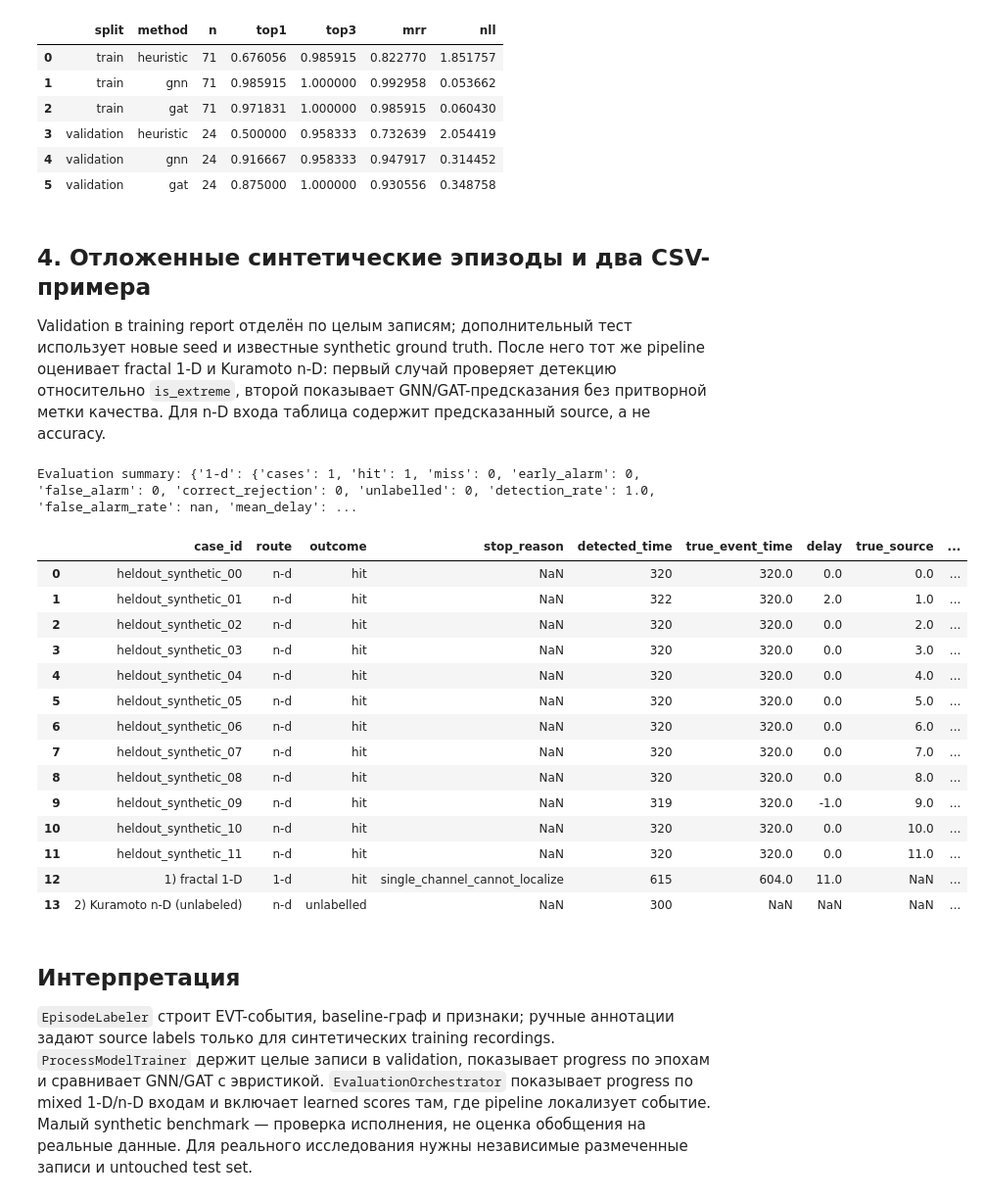
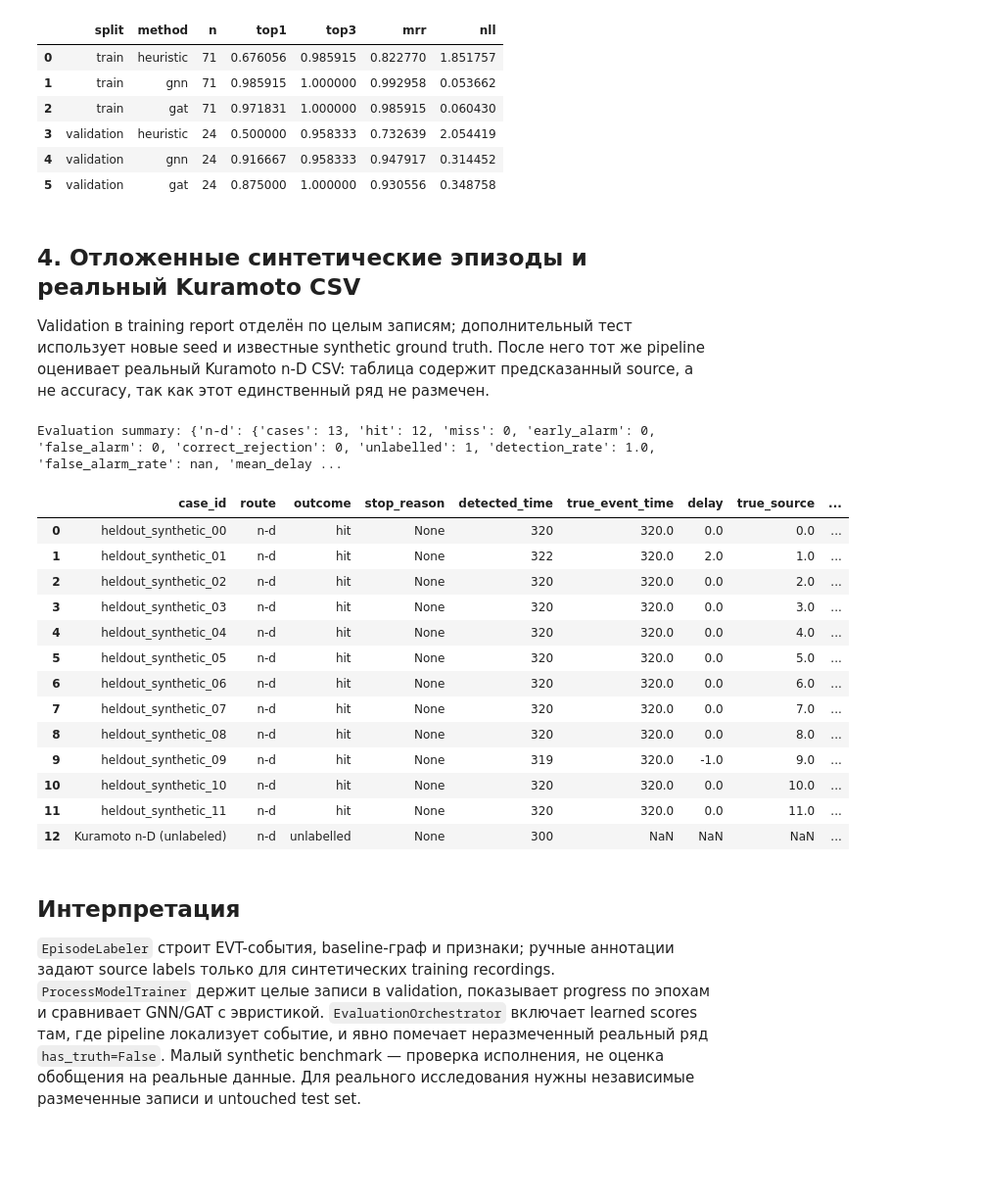
Before and after one commit to D2718281828nis/EVT-educational-demo, a Jupyter notebook: demo/evt-educational-demo/notebooks/n-d/09_gnn_gat_process_modeling.ipynb, the cells around one changed output. Shown at 98% size. Saved outputs shown, nothing was run; the diff lists cells and outputs as text; code cells hidden in the pictures; blank space fills up the shorter version.

```diff
--- a/demo/evt-educational-demo/notebooks/09_gnn_gat_process_modeling.ipynb
+++ b/demo/evt-educational-demo/notebooks/n-d/09_gnn_gat_process_modeling.ipynb
@@ -30,16 +30,12 @@ from graph_evt_agent.graph import build_graph
 SEED = 42
 N_CHANNELS = 12
 BASELINE_SIZE = 300
-ROOT = Path.cwd()
-if not (ROOT / "data").exists():
-    ROOT = ROOT.parent
+ROOT = next(p for p in [Path.cwd(), *Path.cwd().parents] if (p / "data/generated/kuramoto_synchronized_series.csv").exists())
 DATA_PATH = ROOT / "data/generated/kuramoto_synchronized_series.csv"
-FRACTAL_PATH = ROOT / "data/generated/fractal_extreme_series.csv"
 
-fractal_frame = pd.read_csv(FRACTAL_PATH)
 dataframe = pd.read_csv(DATA_PATH)
 channel_names = [column for column in dataframe.columns if column != "timestamp"]
 observed_values = dataframe[channel_names].to_numpy(dtype=float)
-print(f"1-D input: {FRACTAL_PATH.name}; n-D input: {DATA_PATH.name}")
+print(f"n-D input: {DATA_PATH.name}")
 print(f"Kuramoto shape: {observed_values.shape[0]} samples x {observed_values.shape[1]} channels")
 # %% [output]
@@ -183,15 +179,10 @@ Best validation epoch: 180
 | 4 | validation | gnn | 24 | 0.916667 | 0.958333 | 0.947917 | 0.314452 |
 | 5 | validation | gat | 24 | 0.875000 | 1.000000 | 0.930556 | 0.348758 |
 # %% [markdown]
-## 4. Отложенные синтетические эпизоды и два CSV-примера
+## 4. Отложенные синтетические эпизоды и реальный Kuramoto CSV
 
-Validation в training report отделён по целым записям; дополнительный тест использует новые seed и известные synthetic ground truth. После него тот же pipeline оценивает fractal 1-D и Kuramoto n-D: первый случай проверяет детекцию относительно `is_extreme`, второй показывает GNN/GAT-предсказания без притворной метки качества. Для n-D входа таблица содержит предсказанный source, а не accuracy.
+Validation в training report отделён по целым записям; дополнительный тест использует новые seed и известные synthetic ground truth. После него тот же pipeline оценивает реальный Kuramoto n-D CSV: таблица содержит предсказанный source, а не accuracy, так как этот единственный ряд не размечен.
 # %%
-graph_baseline = build_graph(
-    observed_values[:BASELINE_SIZE],
-    GraphConfig(method="ar", edge_threshold=0.35, random_state=SEED),
-).adjacency
-
 labeled_test_episodes = [
     make_propagation_episode(
         n_channels=N_CHANNELS,
@@ -205,60 +196,53 @@ labeled_test_episodes = [
     for episode_index in range(12)
 ]
 
-fractal_onset = int(np.flatnonzero(fractal_frame["is_extreme"].to_numpy())[0])
 requested_inputs = [
     EvaluationCase(
-        fractal_frame["value"].to_numpy(dtype=float),
-        event_time=fractal_onset,
-        case_id="1) fractal 1-D",
-    ),
-    EvaluationCase(
         load_timeseries(DATA_PATH),
-        case_id="2) Kuramoto n-D (unlabeled)",
+        case_id="Kuramoto n-D (unlabeled)",
         has_truth=False,
     ),
 ]
 labeled_cases = [
     EvaluationCase.from_synthetic(episode, case_id=f"heldout_synthetic_{index:02d}")
     for index, episode in enumerate(labeled_test_episodes)
 ]
 
 inference_pipeline = GraphEVTPipeline(
     EVTConfig(
         baseline_size=BASELINE_SIZE,
         tail_quantile=0.90,
         alarm_probability=0.99,
         top_k=3,
         persistence=2,
     ),
     graph=GraphConfig(method="ar", edge_threshold=0.35, random_state=SEED),
     process_model=training_report.model,
     verbose=True,
 )
 evaluation = EvaluationOrchestrator(
     inference_pipeline, early_tolerance=25, k=3, verbose=True
 ).evaluate([*labeled_cases, *requested_inputs])
 evaluation_frame = pd.DataFrame(evaluation.to_records())
 print("Evaluation summary:", evaluation.summary())
 evaluation_frame
 # %% [output]
-Evaluation summary: {'1-d': {'cases': 1, 'hit': 1, 'miss': 0, 'early_alarm': 0, 'false_alarm': 0, 'correct_rejection': 0, 'unlabelled': 0, 'detection_rate': 1.0, 'false_alarm_rate': nan, 'mean_delay': ...
+Evaluation summary: {'n-d': {'cases': 13, 'hit': 12, 'miss': 0, 'early_alarm': 0, 'false_alarm': 0, 'correct_rejection': 0, 'unlabelled': 1, 'detection_rate': 1.0, 'false_alarm_rate': nan, 'mean_delay ...
 |  | case_id | route | outcome | stop_reason | detected_time | true_event_time | delay | true_source | ... |
-| 0 | heldout_synthetic_00 | n-d | hit | NaN | 320 | 320.0 | 0.0 | 0.0 | ... |
-| 1 | heldout_synthetic_01 | n-d | hit | NaN | 322 | 320.0 | 2.0 | 1.0 | ... |
-| 2 | heldout_synthetic_02 | n-d | hit | NaN | 320 | 320.0 | 0.0 | 2.0 | ... |
-| 3 | heldout_synthetic_03 | n-d | hit | NaN | 320 | 320.0 | 0.0 | 3.0 | ... |
-| 4 | heldout_synthetic_04 | n-d | hit | NaN | 320 | 320.0 | 0.0 | 4.0 | ... |
-| 5 | heldout_synthetic_05 | n-d | hit | NaN | 320 | 320.0 | 0.0 | 5.0 | ... |
-| 6 | heldout_synthetic_06 | n-d | hit | NaN | 320 | 320.0 | 0.0 | 6.0 | ... |
-| 7 | heldout_synthetic_07 | n-d | hit | NaN | 320 | 320.0 | 0.0 | 7.0 | ... |
-| 8 | heldout_synthetic_08 | n-d | hit | NaN | 320 | 320.0 | 0.0 | 8.0 | ... |
-| 9 | heldout_synthetic_09 | n-d | hit | NaN | 319 | 320.0 | -1.0 | 9.0 | ... |
-| 10 | heldout_synthetic_10 | n-d | hit | NaN | 320 | 320.0 | 0.0 | 10.0 | ... |
-| 11 | heldout_synthetic_11 | n-d | hit | NaN | 320 | 320.0 | 0.0 | 11.0 | ... |
-| 12 | 1) fractal 1-D | 1-d | hit | single_channel_cannot_localize | 615 | 604.0 | 11.0 | NaN | ... |
-| 13 | 2) Kuramoto n-D (unlabeled) | n-d | unlabelled | NaN | 300 | NaN | NaN | NaN | ... |
+| 0 | heldout_synthetic_00 | n-d | hit | None | 320 | 320.0 | 0.0 | 0.0 | ... |
+| 1 | heldout_synthetic_01 | n-d | hit | None | 322 | 320.0 | 2.0 | 1.0 | ... |
+| 2 | heldout_synthetic_02 | n-d | hit | None | 320 | 320.0 | 0.0 | 2.0 | ... |
+| 3 | heldout_synthetic_03 | n-d | hit | None | 320 | 320.0 | 0.0 | 3.0 | ... |
+| 4 | heldout_synthetic_04 | n-d | hit | None | 320 | 320.0 | 0.0 | 4.0 | ... |
+| 5 | heldout_synthetic_05 | n-d | hit | None | 320 | 320.0 | 0.0 | 5.0 | ... |
+| 6 | heldout_synthetic_06 | n-d | hit | None | 320 | 320.0 | 0.0 | 6.0 | ... |
+| 7 | heldout_synthetic_07 | n-d | hit | None | 320 | 320.0 | 0.0 | 7.0 | ... |
+| 8 | heldout_synthetic_08 | n-d | hit | None | 320 | 320.0 | 0.0 | 8.0 | ... |
+| 9 | heldout_synthetic_09 | n-d | hit | None | 319 | 320.0 | -1.0 | 9.0 | ... |
+| 10 | heldout_synthetic_10 | n-d | hit | None | 320 | 320.0 | 0.0 | 10.0 | ... |
+| 11 | heldout_synthetic_11 | n-d | hit | None | 320 | 320.0 | 0.0 | 11.0 | ... |
+| 12 | Kuramoto n-D (unlabeled) | n-d | unlabelled | None | 300 | NaN | NaN | NaN | ... |
 # %% [markdown]
 ## Интерпретация
 
-`EpisodeLabeler` строит EVT-события, baseline-граф и признаки; ручные аннотации задают source labels только для синтетических training recordings. `ProcessModelTrainer` держит целые записи в validation, показывает progress по эпохам и сравнивает GNN/GAT с эвристикой. `EvaluationOrchestrator` показывает progress по mixed 1-D/n-D входам и включает learned scores там, где pipeline локализует событие. Малый synthetic benchmark — проверка исполнения, не оценка обобщения на реальные данные. Для реального исследования нужны независимые размеченные записи и untouched test set.
+`EpisodeLabeler` строит EVT-события, baseline-граф и признаки; ручные аннотации задают source labels только для синтетических training recordings. `ProcessModelTrainer` держит целые записи в validation, показывает progress по эпохам и сравнивает GNN/GAT с эвристикой. `EvaluationOrchestrator` включает learned scores там, где pipeline локализует событие, и явно помечает неразмеченный реальный ряд `has_truth=False`. Малый synthetic benchmark — проверка исполнения, не оценка обобщения на реальные данные. Для реального исследования нужны независимые размеченные записи и untouched test set.
```
Also changed, not shown: parts of 2 cells of this notebook, 36 other files.
